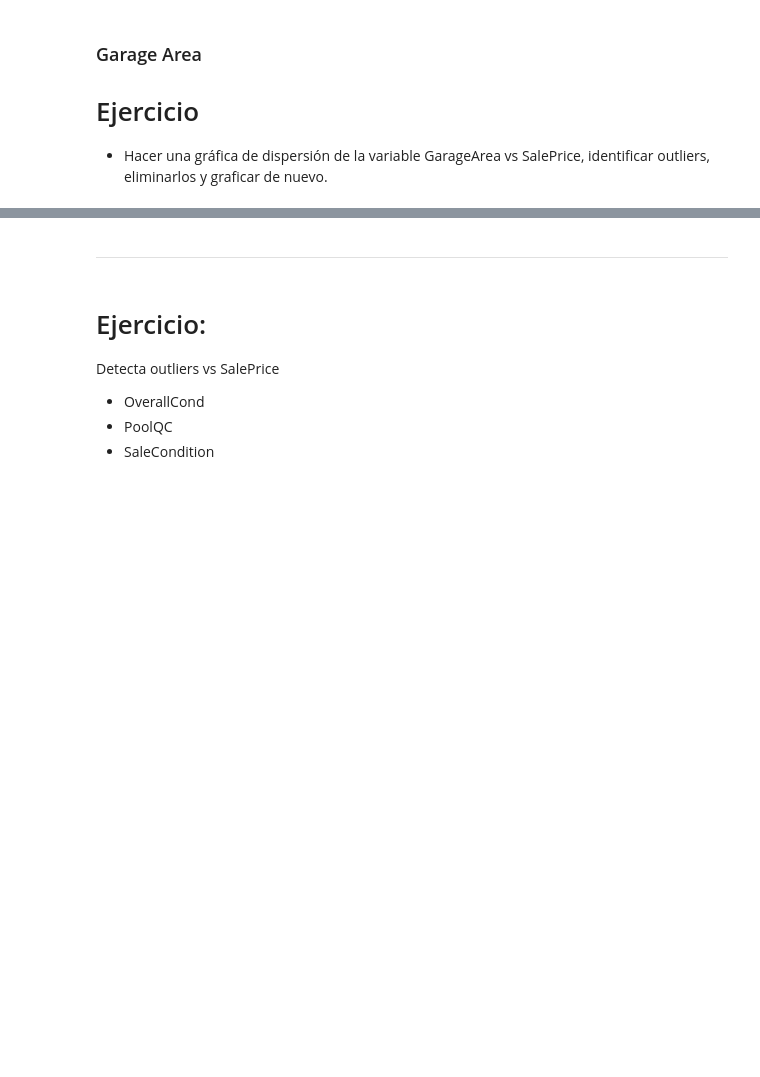
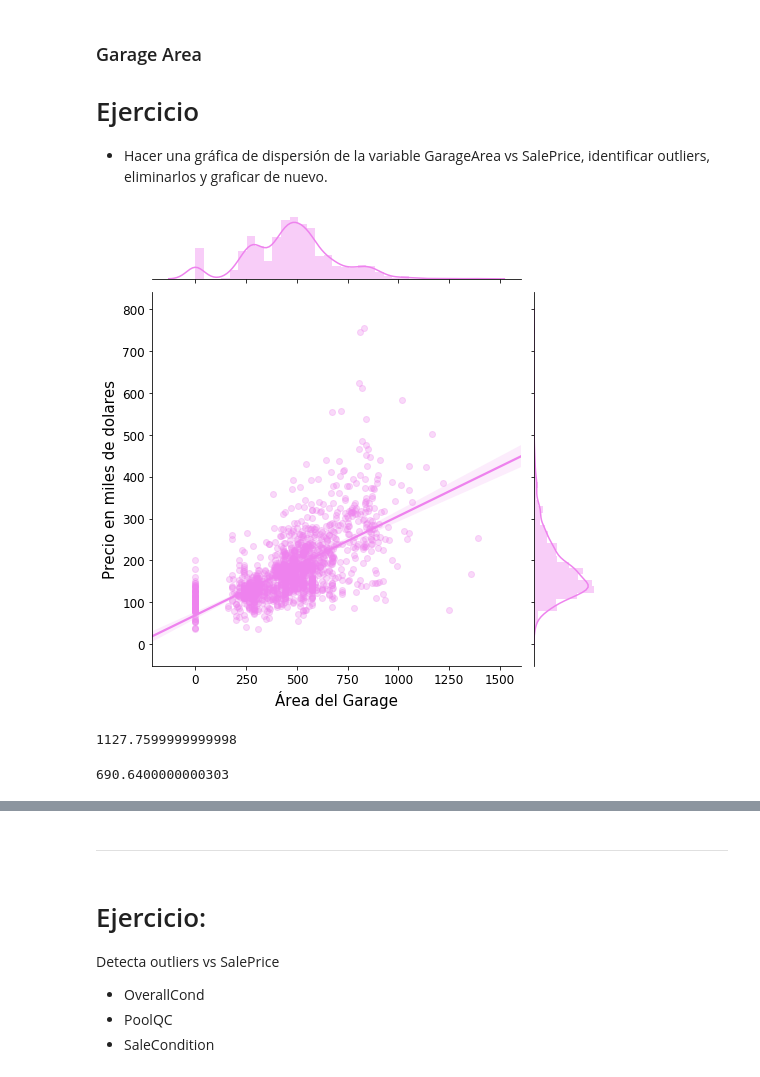
Before and after one commit to KarenJuarez/DS_1_2021-2, a Jupyter notebook: 4_0_Visualizacion_de_Datos.ipynb, the cells around one changed output, grey strips where cells are left out. Saved outputs shown, nothing was run; the diff lists cells and outputs as text; code cells hidden in the pictures; blank space fills up the shorter version.

```diff
--- a/4_0_Visualizacion_de_Datos.ipynb
+++ b/4_0_Visualizacion_de_Datos.ipynb
@@ -362,3 +569,21 @@ plt.grid(axis = 'y');
 # Ejercicio
 
 * Hacer una gráfica de dispersión de la variable GarageArea vs SalePrice, identificar outliers, eliminarlos y graficar de nuevo.
+# %%
+sbn.jointplot(train.GarageArea, (train.SalePrice/1000), kind = 'reg',
+              color = 'violet', height = 7,
+              scatter_kws=dict(alpha=0.3))
+plt.xlabel('Área del Garage', fontsize = 15)
+plt.ylabel('Precio en miles de dolares', fontsize = 15)
+plt.xticks(fontsize = 12)
+plt.yticks(fontsize = 12);
+# %% [output]
+[figure, added]
+# %%
+train.GarageArea.quantile(0.9965)
+# %% [output]
+1127.7599999999998
+# %%
+(train.SalePrice/1000).quantile(0.999)
+# %% [output]
+690.6400000000303
```
Also changed, not shown: parts of 76 cells of this notebook, 13 other files.
